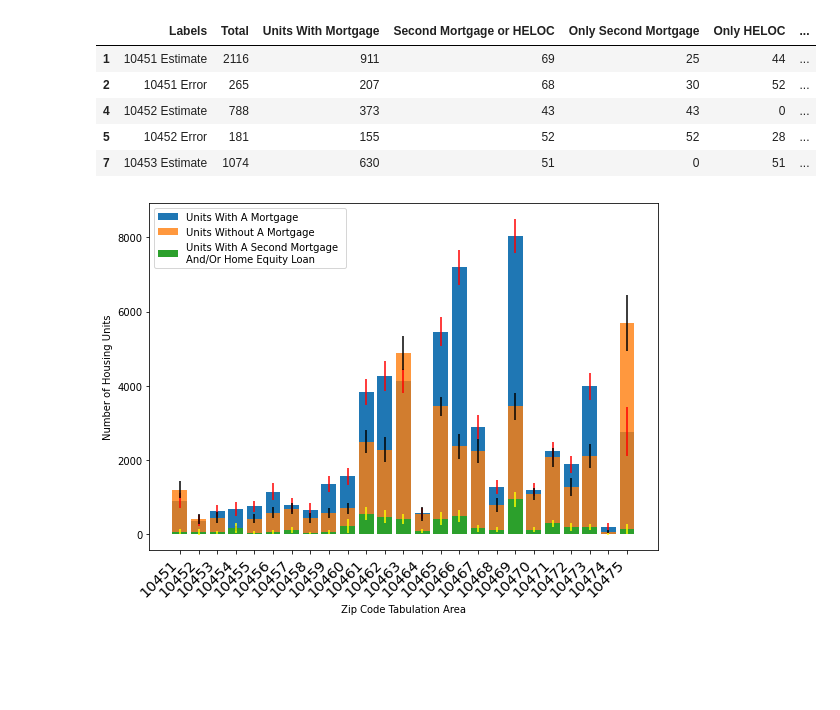
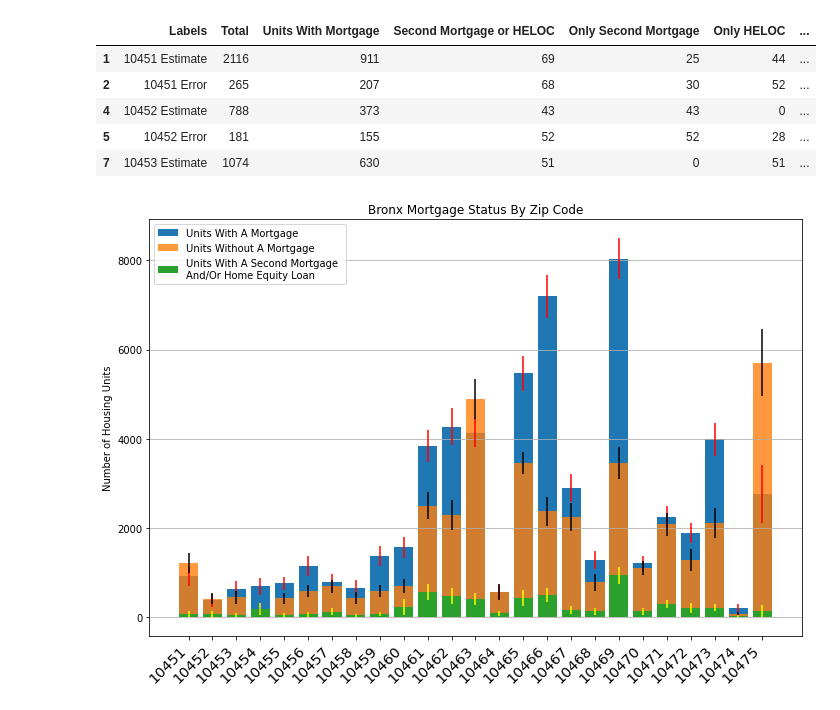
Before and after one commit to MatthewGreenspun/American-Community-Survey-Analysis, a Jupyter notebook: ACS_2019.ipynb, the cells around one changed output. Saved outputs shown, nothing was run; the diff lists cells and outputs as text; code cells hidden in the pictures; blank space fills up the shorter version.

Commit message:
added mortgage and home equity loan chart

```diff
--- a/ACS_2019.ipynb
+++ b/ACS_2019.ipynb
@@ -400,20 +402,21 @@ no_mortgage_err = np.array(mortgage_df.loc[2::2, 'No Mortgage'], dtype=np.float3
 # %%
 fig, ax = plt.subplots()
 
 ax.bar(bar_labels, units_with_mortgage, yerr=units_with_mortgage_err, label="Units With A Mortgage", ecolor="red")
 ax.bar(bar_labels, no_mortgage, yerr=no_mortgage_err, label="Units Without A Mortgage", alpha=0.8)
 ax.bar(bar_labels, (second_mortgage_or_heloc + second_mortgage_and_heloc), yerr=(second_mortgage_or_heloc_err + second_mortgage_and_heloc),
        label="Units With A Second Mortgage \nAnd/Or Home Equity Loan", ecolor="yellow")
 
 ax.legend()
+ax.yaxis.grid(True)
 ax.set_ylabel("Number of Housing Units")
-ax.set_xlabel("Zip Code Tabulation Area")
 plt.xticks(
     rotation=45,
     horizontalalignment='right',
     fontweight='light',
     fontsize='x-large'
 )
+plt.title("Bronx Mortgage Status By Zip Code")
 plt.tight_layout()
 # %% [output]
-[figure, old version]
+[figure, new version]
```
Also changed, not shown: parts of 7 cells of this notebook.
